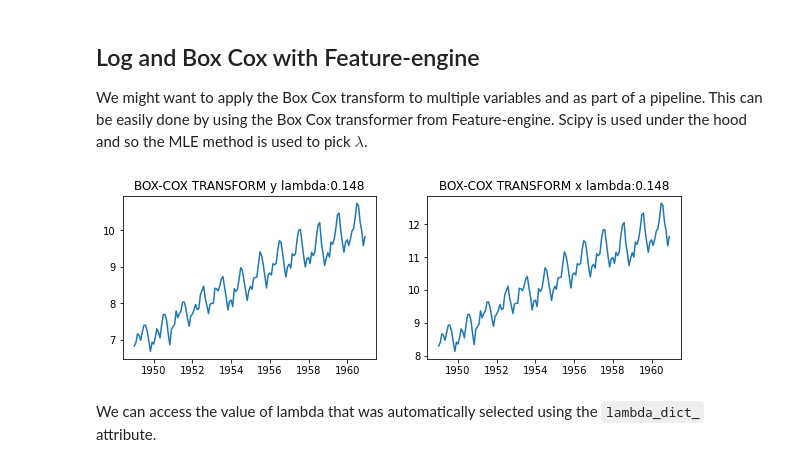
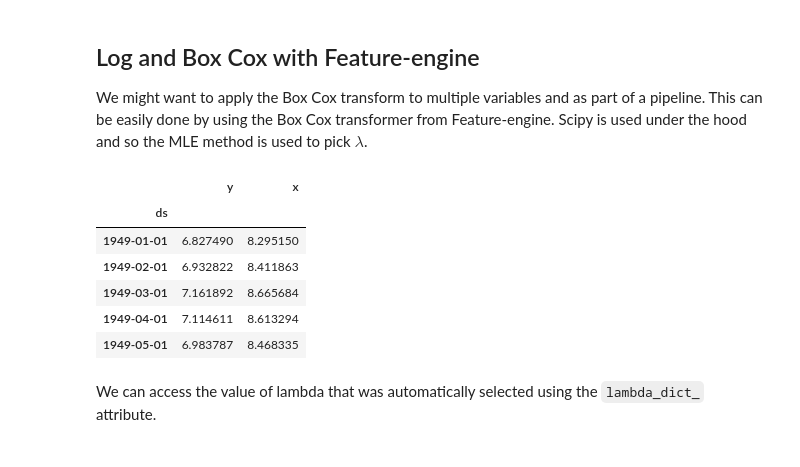
Before and after one commit to Ajay-user/Timeseries, a Jupyter notebook: Time-Series-Decomposition/box-cox-transform.ipynb, the cells around one changed output. Cells and saved outputs as stored; diff of their text form; code cells hidden in the pictures.

```diff
--- a/Time-Series-Decomposition/box-cox-transform.ipynb
+++ b/Time-Series-Decomposition/box-cox-transform.ipynb
@@ -179,19 +158,27 @@ data["x"] = df["y"] * 2
 # %%
 from feature_engine.transformation import BoxCoxTransformer, LogTransformer
 
 
 box_cox = BoxCoxTransformer(variables=['x', 'y'])
 y_hat = box_cox.fit_transform(data)
 
-plt.figure(figsize=(10,3))
-plt.subplot(121)
-plt.plot(y_hat['y'])
-plt.title(f'BOX-COX TRANSFORM y lambda:{box_cox.lambda_dict_["y"]:.3f}');
-plt.subplot(122)
-plt.plot(y_hat['x']);
-plt.title(f'BOX-COX TRANSFORM x lambda:{box_cox.lambda_dict_["x"]:.3f}');
+# plt.figure(figsize=(10,3))
+# plt.subplot(121)
+# plt.plot(y_hat['y'])
+# plt.title(f'BOX-COX TRANSFORM y lambda:{box_cox.lambda_dict_["y"]:.3f}');
+# plt.subplot(122)
+# plt.plot(y_hat['x']);
+# plt.title(f'BOX-COX TRANSFORM x lambda:{box_cox.lambda_dict_["x"]:.3f}');
+
+y_hat.head()
 # %% [output]
-[figure, removed]
+|  | y | x |
+| ds |  |  |
+| 1949-01-01 | 6.827490 | 8.295150 |
+| 1949-02-01 | 6.932822 | 8.411863 |
+| 1949-03-01 | 7.161892 | 8.665684 |
+| 1949-04-01 | 7.114611 | 8.613294 |
+| 1949-05-01 | 6.983787 | 8.468335 |
 # %% [markdown]
 We can access the value of lambda that was automatically selected using the `lambda_dict_`
 attribute.
```
Also changed, not shown: parts of 9 cells of this notebook, 2 other files.
